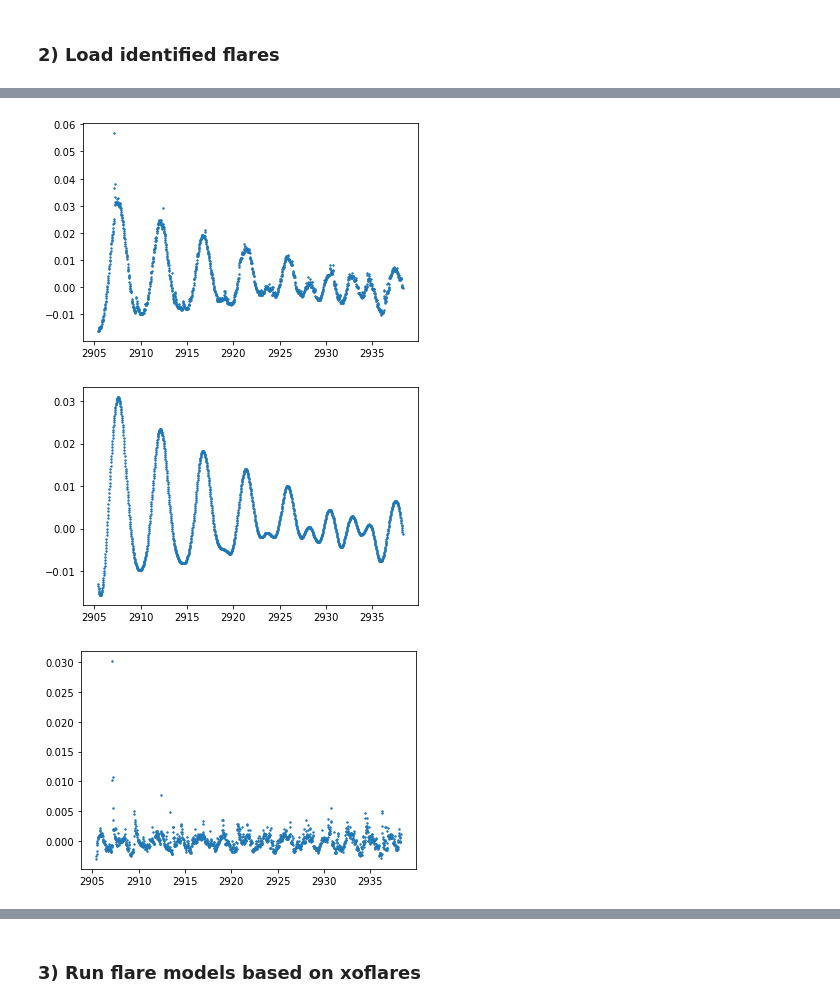
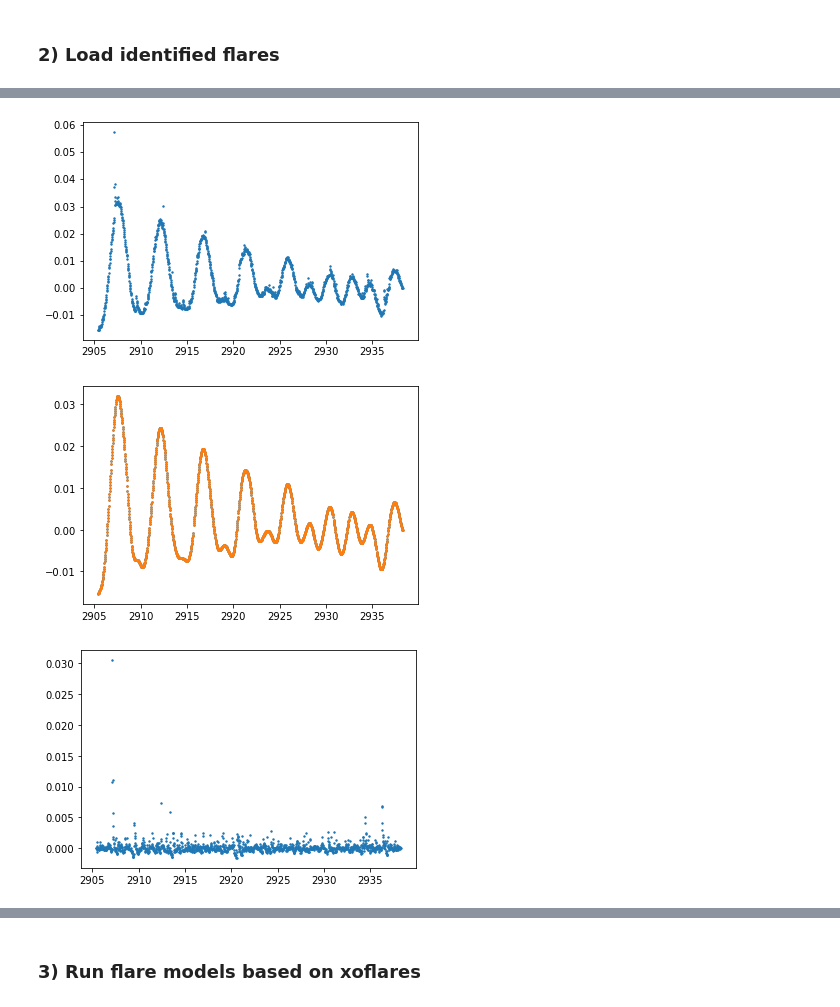
Before and after one commit to exoclam/epic-246301900, a Jupyter notebook: flare-analysis-chunks.ipynb, the cells around one changed output, grey strips where cells are left out. Drawn from its saved outputs; the diff is of its cells as text; code cells hidden in the pictures.

```diff
--- a/flare-analysis-chunks.ipynb
+++ b/flare-analysis-chunks.ipynb
@@ -21,7 +21,8 @@ from scipy.signal import savgol_filter
 # %% [markdown]
 ### 1) Load light curve data
 # %%
-filename = '/Users/chrislam/Desktop/epic-246301900/ktwo246301900-c12_llc.fits'
+#filename = '/Users/chrislam/Desktop/epic-246301900/ktwo246301900-c12_llc.fits'
+filename = '/Users/chrislam/Desktop/epic-246301900/EPIC_246301900_mast.fits'
 hdul = fits.open(filename)
 hdul.info()
 # %% [output]
@@ -93,11 +111,11 @@ plt.show()
 # %%
 path = '/Users/chrislam/Desktop/epic-246301900/'
-identified_flares = pd.read_csv(path+'injection-recovery/identified_flares.csv')
+identified_flares = pd.read_csv(path+'injection-recovery/identified_flares_k2sc.csv') # identified_flares.csv
 print(identified_flares)
 
-flares_pre = identified_flares.loc[identified_flares.tpeak <= np.max(pre.TIME)]
-flares_post = identified_flares.loc[(identified_flares.tpeak <= np.max(post.TIME)) & (identified_flares.tpeak > np.max(pre.TIME))]
-flares_postgap = identified_flares.loc[identified_flares.tpeak > np.max(post.TIME)]
+flares_pre = identified_flares.loc[identified_flares.tpeak <= np.max(pre.time)]
+flares_post = identified_flares.loc[(identified_flares.tpeak <= np.max(post.time)) & (identified_flares.tpeak > np.max(pre.time))]
+flares_postgap = identified_flares.loc[identified_flares.tpeak > np.max(post.time)]
 
 """
 tpeaks = identified_flares.tpeak
@@ -106,17 +124,21 @@ fwhms = identified_flares.fwhms
 npeaks = len(identified_flares)
 """
 tpeaks = flares_pre.fixed_tpeaks
-ampls = flares_pre.unnorm_ampls
-fwhms = flares_pre.fwhms
+ampls = flares_pre.ampls
+fwhms = flares_pre.fixed_fwhms/86400. # convert from seconds to days to be in the same units as tpeaks and time
 flares_pre['fwhms_fixed_normed'] = (flares_pre.fixed_fwhms/1800)*2/1440
 #fwhms = flares_pre.fixed_fwhms_normed
 npeaks = len(flares_pre)
 
-preds = pd.read_csv(path+'injection-recovery/preds.csv')
+preds_old = pd.read_csv(path+'injection-recovery/preds_k2sc.csv') # preds.csv # preds_k2sc.csv
+preds = pd.read_csv(path+'injection-recovery/preds_k2sc_flare_subtracted.csv') # preds.csv # preds_k2sc.csv
 print(preds)
 preds_pre = preds.loc[:len(pre)-1]
 preds_post = preds.loc[len(pre)+1:len(pre)+len(post)]
 preds_postgap = preds.loc[len(pre)+len(post):]
+preds_pre_old = preds_old.loc[:len(pre)-1]
+preds_post_old = preds_old.loc[len(pre)+1:len(pre)+len(post)]
+preds_postgap_old = preds_old.loc[len(pre)+len(post):]
 
 """
 x = df_sans_superflare.TIME
@@ -125,11 +147,16 @@ print(norm_flux)
 y = (norm_flux-preds.flux_norm)/np.std(norm_flux-preds.flux_norm) # subtract out GP-modeled spot modulation flux
 print(y)
 """
-x = pre.TIME
-norm_flux = pre.PDCSAP_FLUX/np.median(pre.PDCSAP_FLUX) - 1
+x = pre.time
+norm_flux = pre.flux/np.median(pre.flux) - 1
+norm_flux = pre.corrected_norm
 #print(len(norm_flux), len(preds_pre), len(np.array(norm_flux)-np.array(preds_pre.flux_norm)),norm_flux-preds_pre.flux_norm)
-y_std = (np.array(norm_flux)-np.array(preds_pre.flux_norm))/np.std(np.array(norm_flux)-np.array(preds_pre.flux_norm)) # subtract out GP-modeled spot modulation flux
-y = np.array(norm_flux)-np.array(preds_pre.flux_norm) # subtract out GP-modeled spot modulation flux
+#y_std = (np.array(norm_flux)-np.array(preds_pre.smoothed))/np.std(np.array(norm_flux)-np.array(preds_pre.smoothed)) # subtract out GP-modeled spot modulation flux
+y_std = (np.array(norm_flux)-np.array(preds_pre.gp_flare_subtracted))/np.std(np.array(norm_flux)-np.array(preds_pre.gp_flare_subtracted)) # subtract out GP-modeled spot modulation flux
+
+#y = np.array(norm_flux)-np.array(preds_pre.smoothed) # subtract out GP-modeled spot modulation flux
+y = np.array(norm_flux)-np.array(preds_pre.gp_flare_subtracted) # subtract out GP-modeled spot modulation flux
+y = y - np.median(y)
 print(y)
 print(len(x), len(y))
 # %% [output]
@@ -178,16 +194,17 @@ flares_pre
 # %%
 plt.scatter(x, norm_flux, s=2)
 plt.show()
 
-plt.scatter(x, np.array(preds_pre.flux_norm), s=2)
+plt.scatter(x, np.array(preds_pre.gp_flare_subtracted), s=2) # preds_pre.smoothed
+plt.scatter(x, np.array(preds_pre_old.smoothed), s=2) # preds_pre.smoothed
 plt.show()
 
 plt.scatter(x, y, s=2)
 plt.show()
 # %% [output]
-[figure, old version]
+[figure, new version]
-[figure, old version]
+[figure, new version]
-[figure, old version]
+[figure, new version]
 # %%
 print(len(preds))
 print(len(preds_pre)+len(preds_post)+len(preds_postgap))
```
Also changed, not shown: parts of 58 cells of this notebook, 8 other files.
